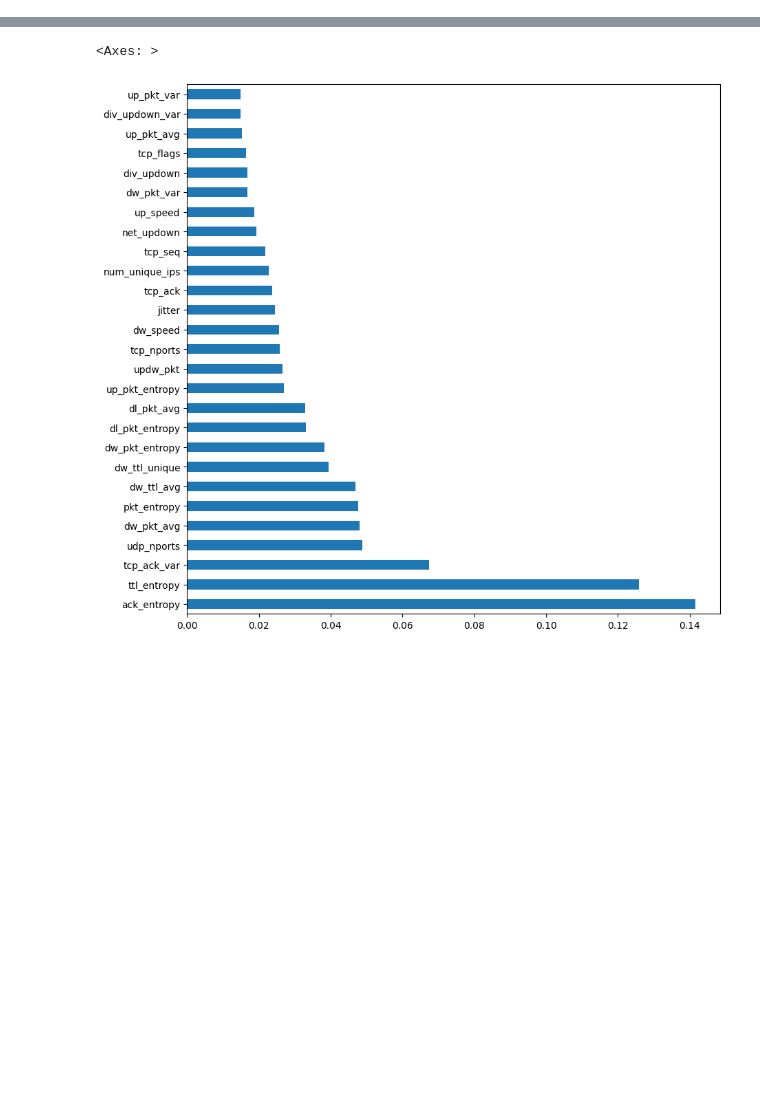
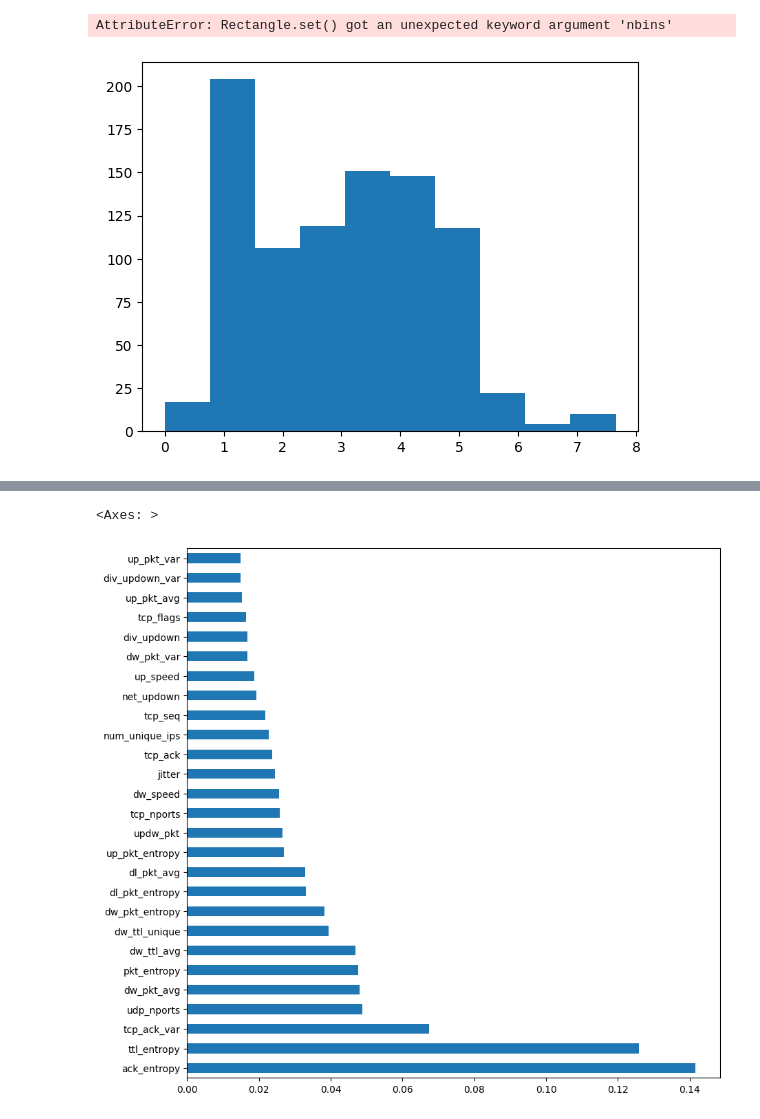
Before and after one commit to eusoubrasileiro/netpkt_vidcls, a Jupyter notebook: python/classification model.ipynb, the cells around one changed output, grey strips where cells are left out. Saved outputs shown, nothing was run; the diff lists cells and outputs as text; code cells hidden in the pictures; blank space fills up the shorter version.

```diff
--- a/python/classification model.ipynb
+++ b/python/classification model.ipynb
@@ -24,0 +41,5 @@ for name, training_set in tqdm.tqdm(dfraw.groupby('name')):
+# %%
+Xy.pkt_entropy.hist(nbins=30)
+# %% [output]
+AttributeError: Rectangle.set() got an unexpected keyword argument 'nbins'
+[figure, added]
```
Also changed, not shown: parts of 4 cells of this notebook, 6 other files.
